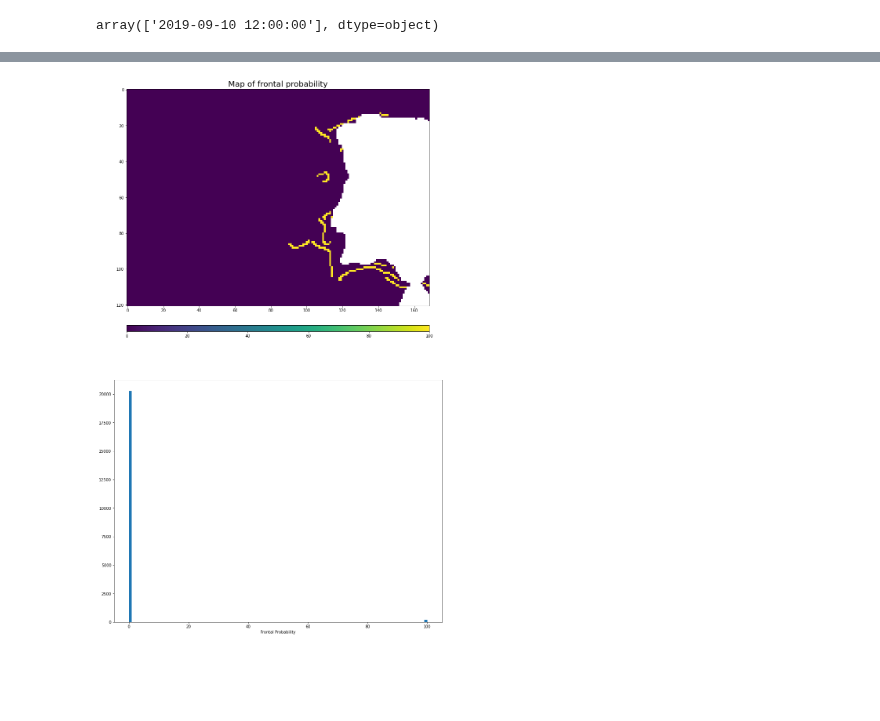
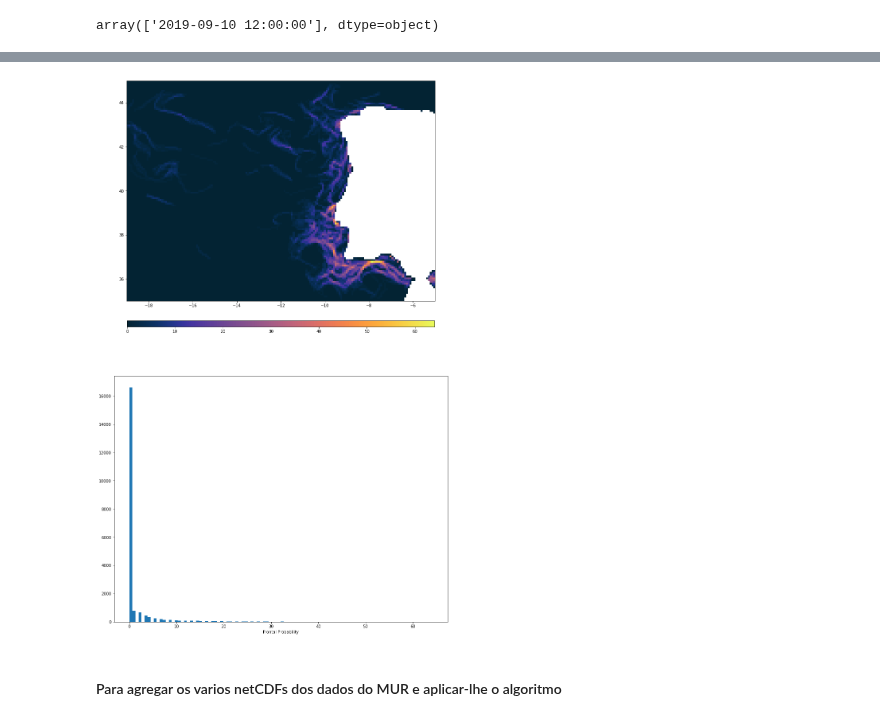
Before and after one commit to CoLAB-ATLANTIC/JUNO, a Jupyter notebook: notebooks/canny4all.ipynb, the cells around one changed output, grey strips where cells are left out. Saved outputs shown, nothing was run; the diff lists cells and outputs as text; code cells hidden in the pictures; blank space fills up the shorter version.

```diff
--- a/notebooks/canny4all.ipynb
+++ b/notebooks/canny4all.ipynb
@@ -108,5 +109,5 @@ set2019 = specificday_mur[(specificday_mur >='2019-09-01 09:00:00') & (specificd
 # %%
-set2019_r = specificday_r[(specificday_r >='2019-09-01 12:00:00') & (specificday_r<='2019-09-30 12:00:00')]
+summer2019_r = specificday_r[(specificday_r >='2019-07-01 12:00:00') & (specificday_r<='2019-09-30 12:00:00')]
 # %%
 july10 = specificday_mur[(specificday_mur == '2019-07-10 09:00:00')]
 # %%
@@ -182,17 +179,22 @@ def visualization(period, days, Tmin, Tmax, MUR, sigma, apertureSize, vmin=None,
 
     #fp=jas_data[Tmax]
 
+    lat = np.array(days[period[0]]['latitude'].unique())
+    lon = np.array(days[period[0]]['longitude'].unique())
+
     plt.rcParams["figure.figsize"] = (15, 25)
     fig = plt.figure()
     ax1 = fig.add_subplot(2,1,1)
-    img = ax1.imshow(fp, vmin=vmin, vmax=vmax)
+    img = ax1.imshow(fp, cmocean.cm.thermal, vmin=vmin, vmax=vmax, extent=[lon[0], lon[-1], lat[0], lat[-1]])
     plt.colorbar(img, orientation='horizontal', fraction=0.025, pad=0.08, aspect=50)
-    plt.title("Map of frontal probability", fontsize=20)
+    #plt.title("Map of frontal probability", fontsize=20)
 
     ax2 = fig.add_subplot(2,1,2)
     ax2.hist(fp.flatten(), bins=100);
     plt.xlabel('Frontal Probability',fontsize=10)
 # %%
-visualization(period = set10_2019, days=days_r, Tmin=90, Tmax=180, MUR=False, sigma=0, apertureSize=3, vmax=None)
+visualization(period = summer2019_r, days=days_r, Tmin=90, Tmax=180, MUR=False, sigma=0, apertureSize=3, vmax=None)
 # %% [output]
-[figure, old version]
+[figure, new version]
+# %% [markdown]
+#### Para agregar os varios netCDFs dos dados do MUR e aplicar-lhe o algoritmo
```
Also changed, not shown: parts of 14 cells of this notebook, 2 other files.
